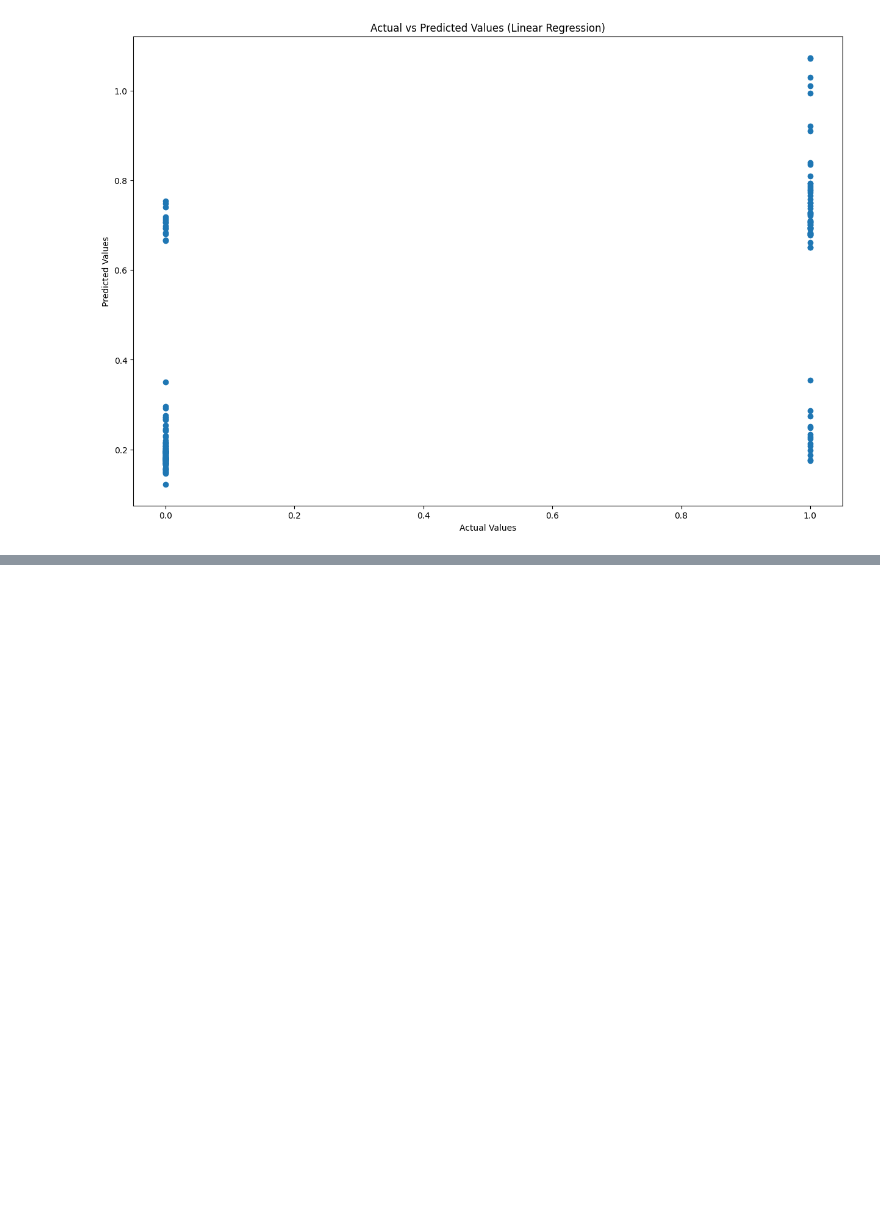
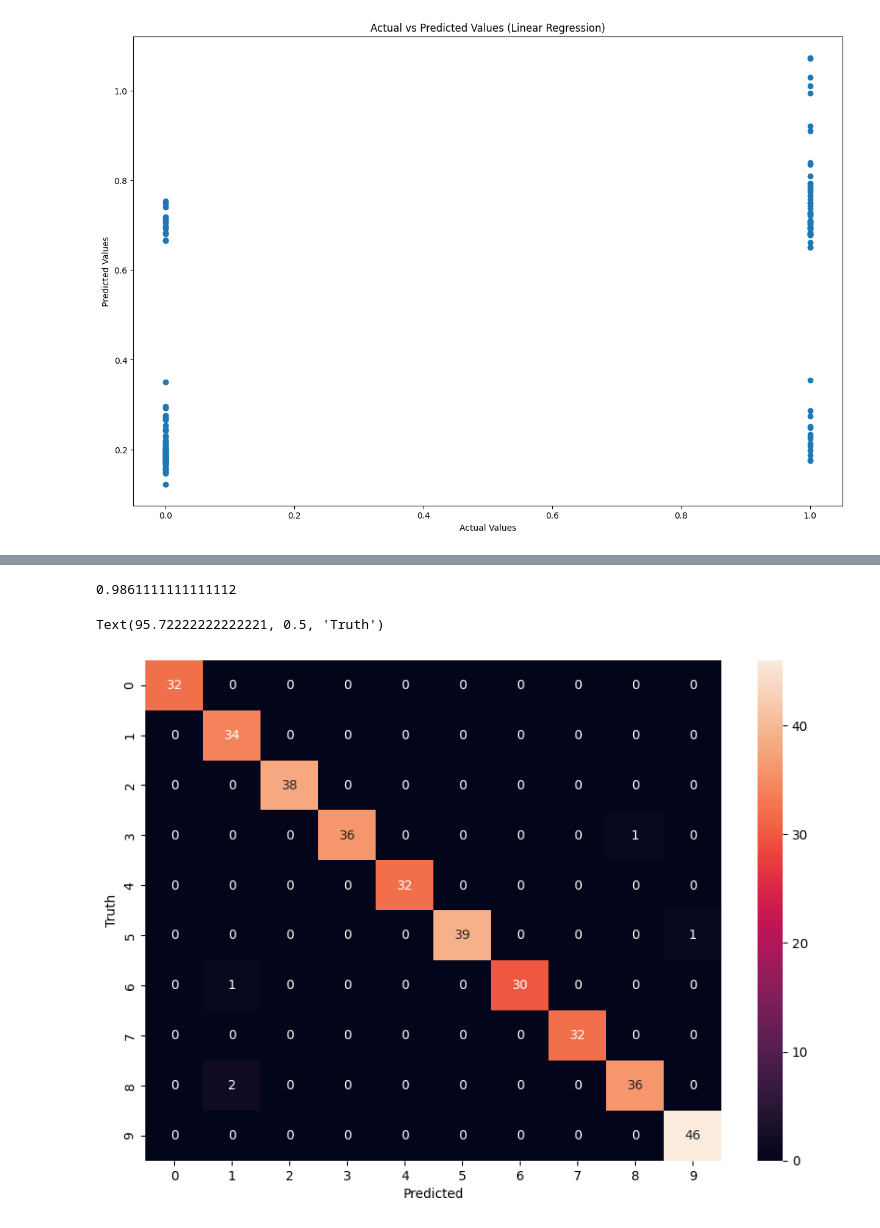
Before and after one commit to KPorus/machine-learning-and-python, a Jupyter notebook: ML.ipynb, the cells around one changed output, grey strips where cells are left out. Drawn from its saved outputs; the diff is of its cells as text; code cells hidden in the pictures; blank space fills up the shorter version.

```diff
--- a/ML.ipynb
+++ b/ML.ipynb
@@ -1255,0 +1324,15 @@ import pandas as pd
+# %%
+model2 = SVC(kernel='poly')
+model2.fit(x_train, y_train)
+model2.score(x_test,y_test)
+# %% [output]
+0.9861111111111112
+# %%
+cm2 = confusion_matrix(y_test, model2.predict(x_test))
+plt.figure(figsize = (10,7))
+sn.heatmap(cm2, annot=True)
+plt.xlabel('Predicted')
+plt.ylabel('Truth')
+# %% [output]
+Text(95.72222222222221, 0.5, 'Truth')
+[figure, added]
```
Also changed, not shown: parts of 64 cells of this notebook.
